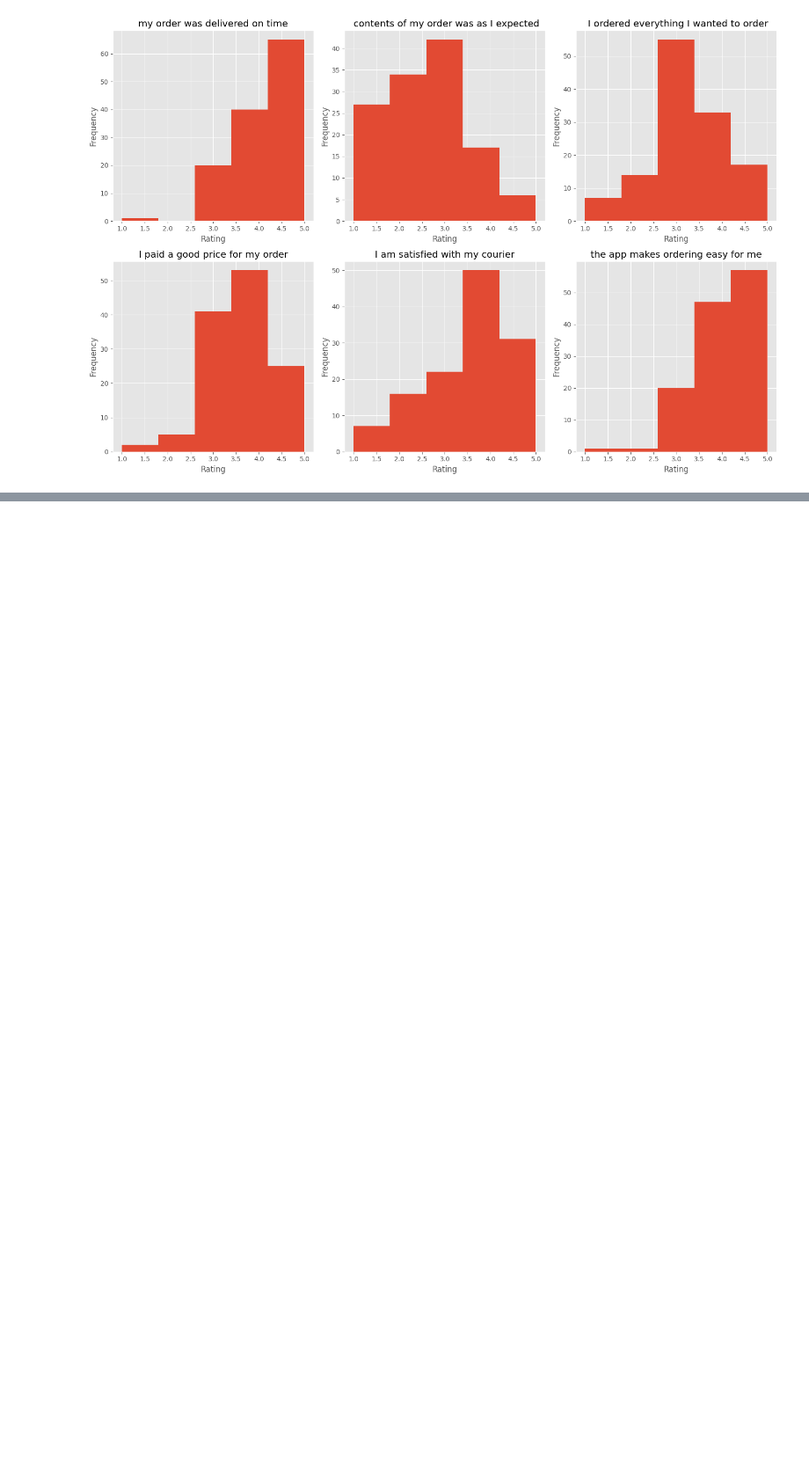
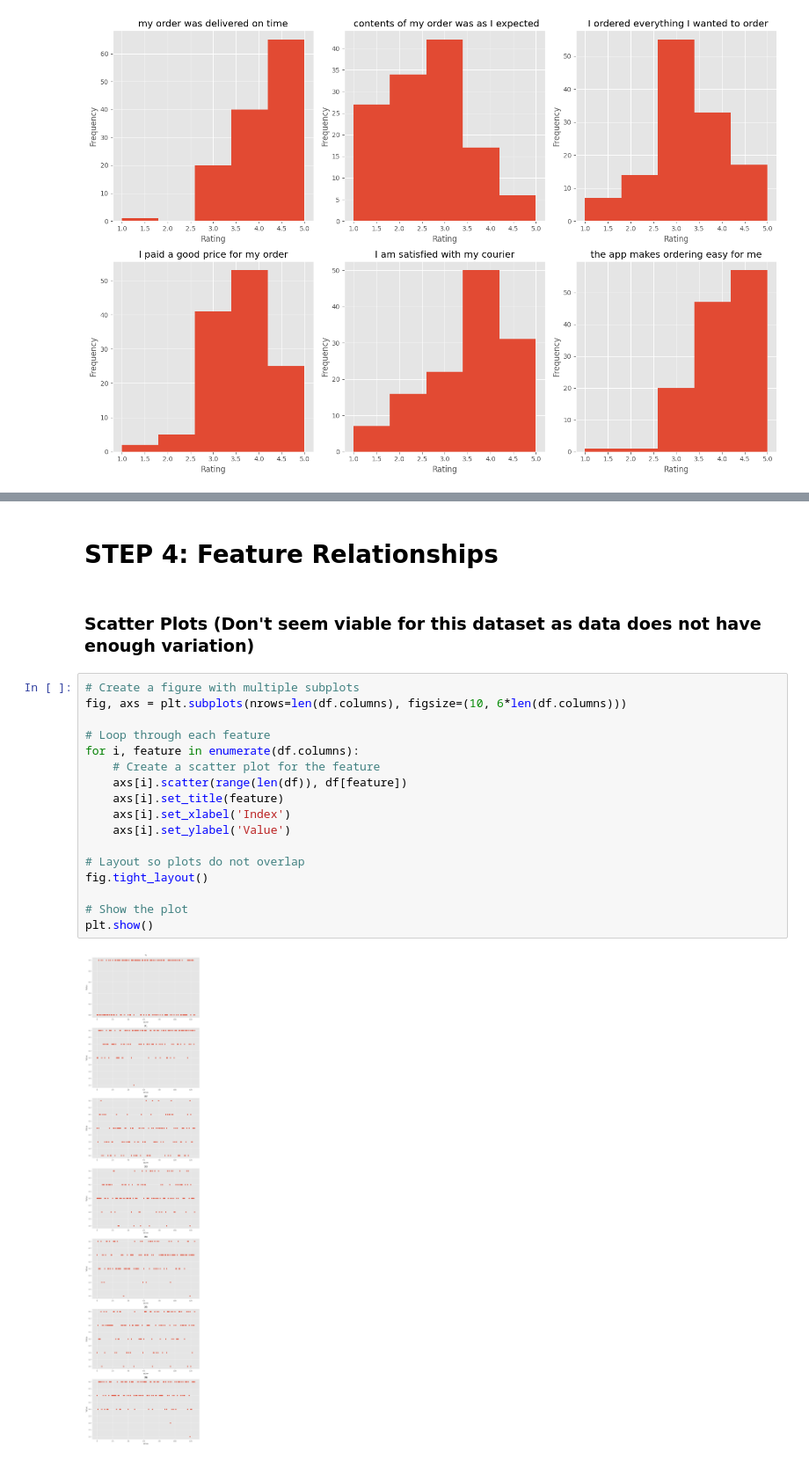
Before and after one commit to osamaizhar/Unhappy-Customers-Predictive-Analysis, a Jupyter notebook: test2.ipynb, the cells around one changed output, grey strips where cells are left out. Shown at 88% size. Saved outputs shown, nothing was run; the diff lists cells and outputs as text; blank space fills up the shorter version.

```diff
--- a/test2.ipynb
+++ b/test2.ipynb
@@ -187,0 +258,23 @@ Majority of the customers are happy with the Courier Service
+# %% [markdown]
+# STEP 4:  Feature Relationships
+# %% [markdown]
+### Scatter Plots (Don't seem viable for this dataset as data does not have enough variation)
+# %%
+# Create a figure with multiple subplots
+fig, axs = plt.subplots(nrows=len(df.columns), figsize=(10, 6*len(df.columns)))
+
+# Loop through each feature
+for i, feature in enumerate(df.columns):
+    # Create a scatter plot for the feature
+    axs[i].scatter(range(len(df)), df[feature])
+    axs[i].set_title(feature)
+    axs[i].set_xlabel('Index')
+    axs[i].set_ylabel('Value')
+
+# Layout so plots do not overlap
+fig.tight_layout()
+
+# Show the plot
+plt.show()
+# %% [output]
+[figure, added]
```
Also changed, not shown: parts of 9 cells of this notebook.
